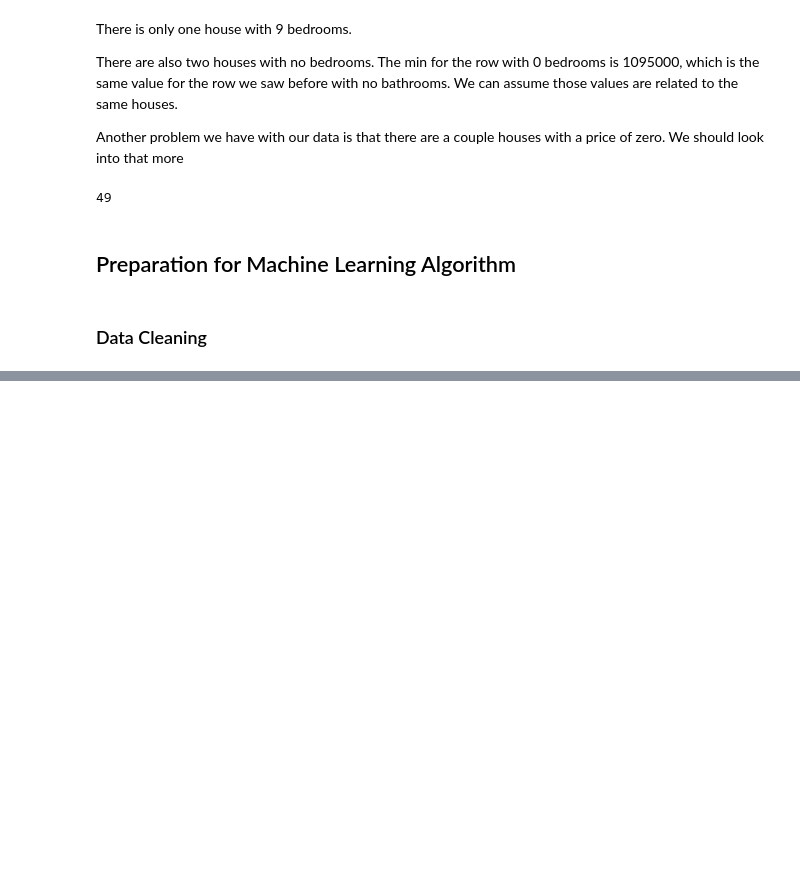
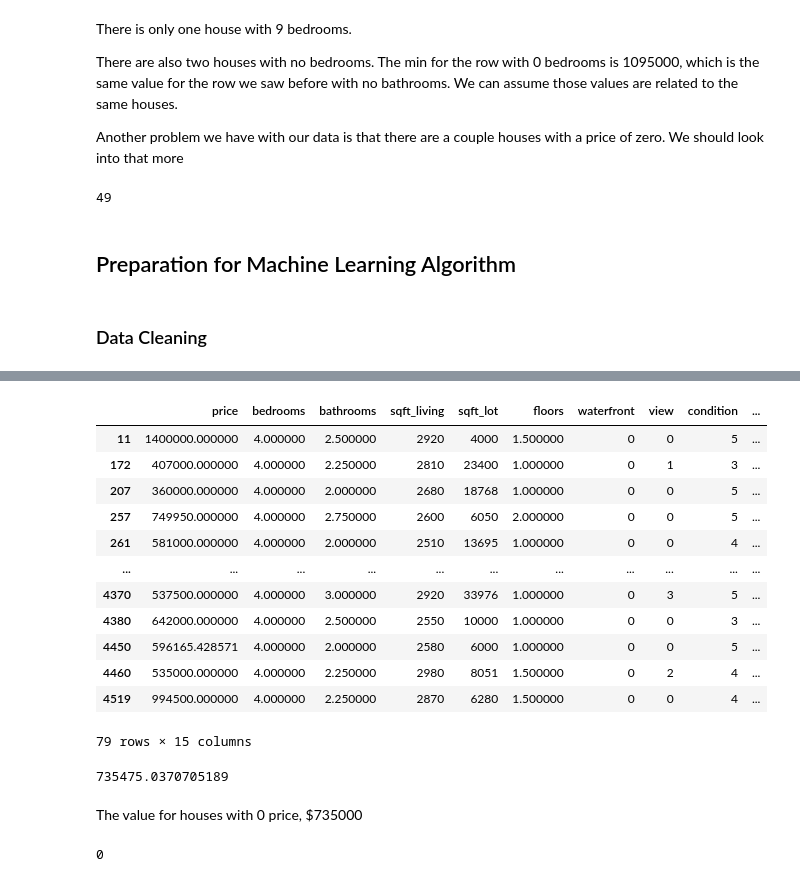
Before and after one commit to fpaul787/Housing-Price-Prediction, a Jupyter notebook: regression_model.ipynb, the cells around one changed output, grey strips where cells are left out. Saved outputs shown, nothing was run; the diff lists cells and outputs as text; code cells hidden in the pictures; blank space fills up the shorter version.

```diff
--- a/regression_model.ipynb
+++ b/regression_model.ipynb
@@ -287,0 +281,3 @@ housing.head()
+# %%
+pd.set_option('float_format', '{:f}'.format)
+housing['price'].describe()
@@ -287,0 +315,31 @@ housing.head()
+# %%
+sim_from_ori = houses[(houses.bedrooms == 4) & (houses.bathrooms > 1) & (houses.bathrooms < 4) &
+                  (houses.sqft_living > 2500) & (houses.sqft_living < 3000)
+                  & (houses.floors < 3) & (houses.yr_built < 1970)].copy()
+# %%
+sim_from_ori
+# %% [output]
+|  | price | bedrooms | bathrooms | sqft_living | sqft_lot | floors | waterfront | view | condition | ... |
+| 11 | 1400000.000000 | 4.000000 | 2.500000 | 2920 | 4000 | 1.500000 | 0 | 0 | 5 | ... |
+| 172 | 407000.000000 | 4.000000 | 2.250000 | 2810 | 23400 | 1.000000 | 0 | 1 | 3 | ... |
+| 207 | 360000.000000 | 4.000000 | 2.000000 | 2680 | 18768 | 1.000000 | 0 | 0 | 5 | ... |
+| 257 | 749950.000000 | 4.000000 | 2.750000 | 2600 | 6050 | 2.000000 | 0 | 0 | 5 | ... |
+| 261 | 581000.000000 | 4.000000 | 2.000000 | 2510 | 13695 | 1.000000 | 0 | 0 | 4 | ... |
+| ... | ... | ... | ... | ... | ... | ... | ... | ... | ... | ... |
+| 4370 | 537500.000000 | 4.000000 | 3.000000 | 2920 | 33976 | 1.000000 | 0 | 3 | 5 | ... |
+| 4380 | 642000.000000 | 4.000000 | 2.500000 | 2550 | 10000 | 1.000000 | 0 | 0 | 3 | ... |
+| 4450 | 596165.428571 | 4.000000 | 2.000000 | 2580 | 6000 | 1.000000 | 0 | 0 | 5 | ... |
+| 4460 | 535000.000000 | 4.000000 | 2.250000 | 2980 | 8051 | 1.500000 | 0 | 2 | 4 | ... |
+| 4519 | 994500.000000 | 4.000000 | 2.250000 | 2870 | 6280 | 1.500000 | 0 | 0 | 4 | ... |
+79 rows × 15 columns
+# %%
+sim_from_ori.price.mean()
+# %% [output]
+735475.0370705189
+# %% [markdown]
+<p>The value for houses with 0 price, $735000</p>
+# %%
+houses.price.replace(to_replace = 0, value = 735000, inplace = True)
+len(houses[(houses.price) == 0])
+# %% [output]
+0
```
Also changed, not shown: parts of 54 cells of this notebook.
